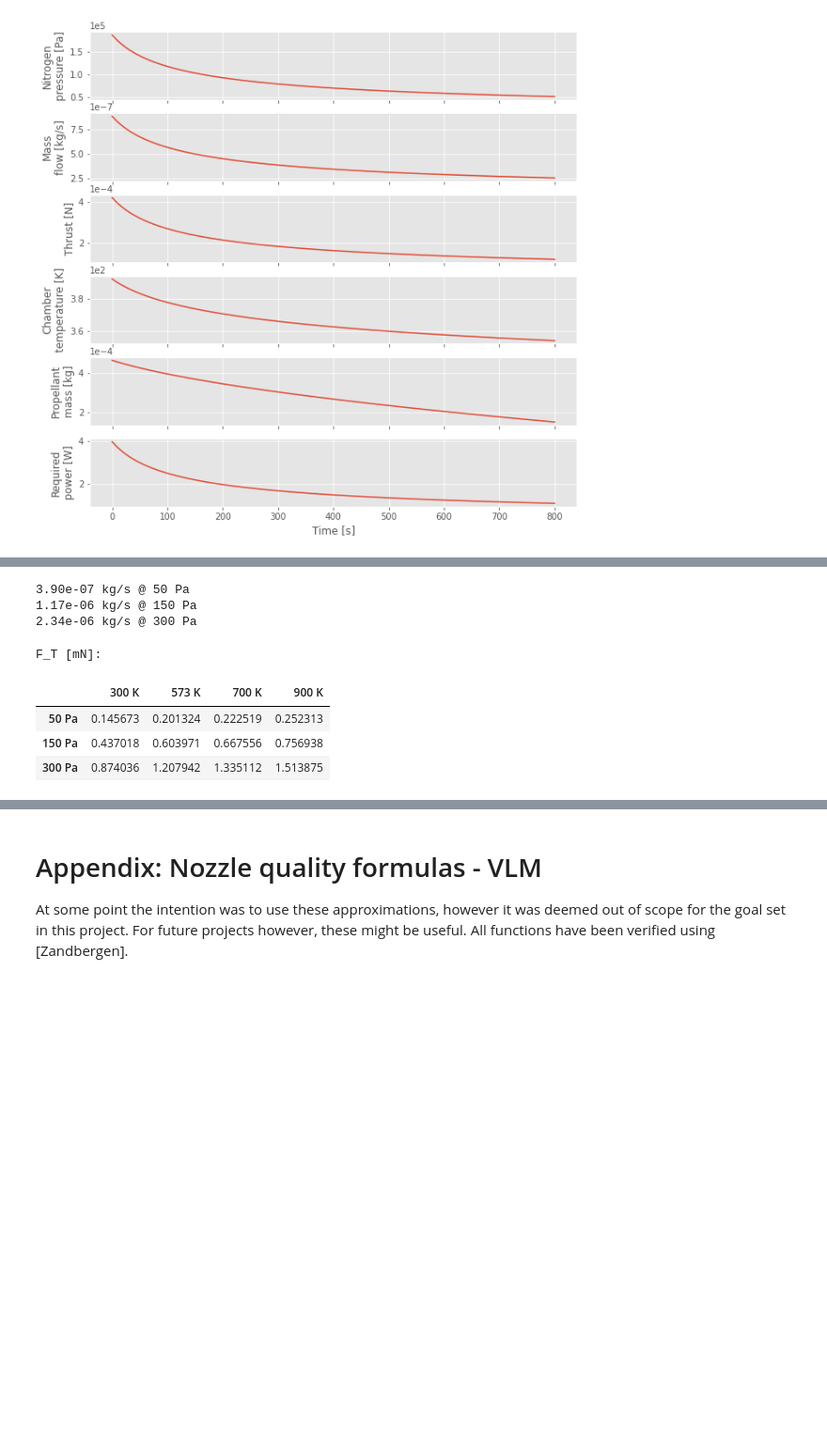
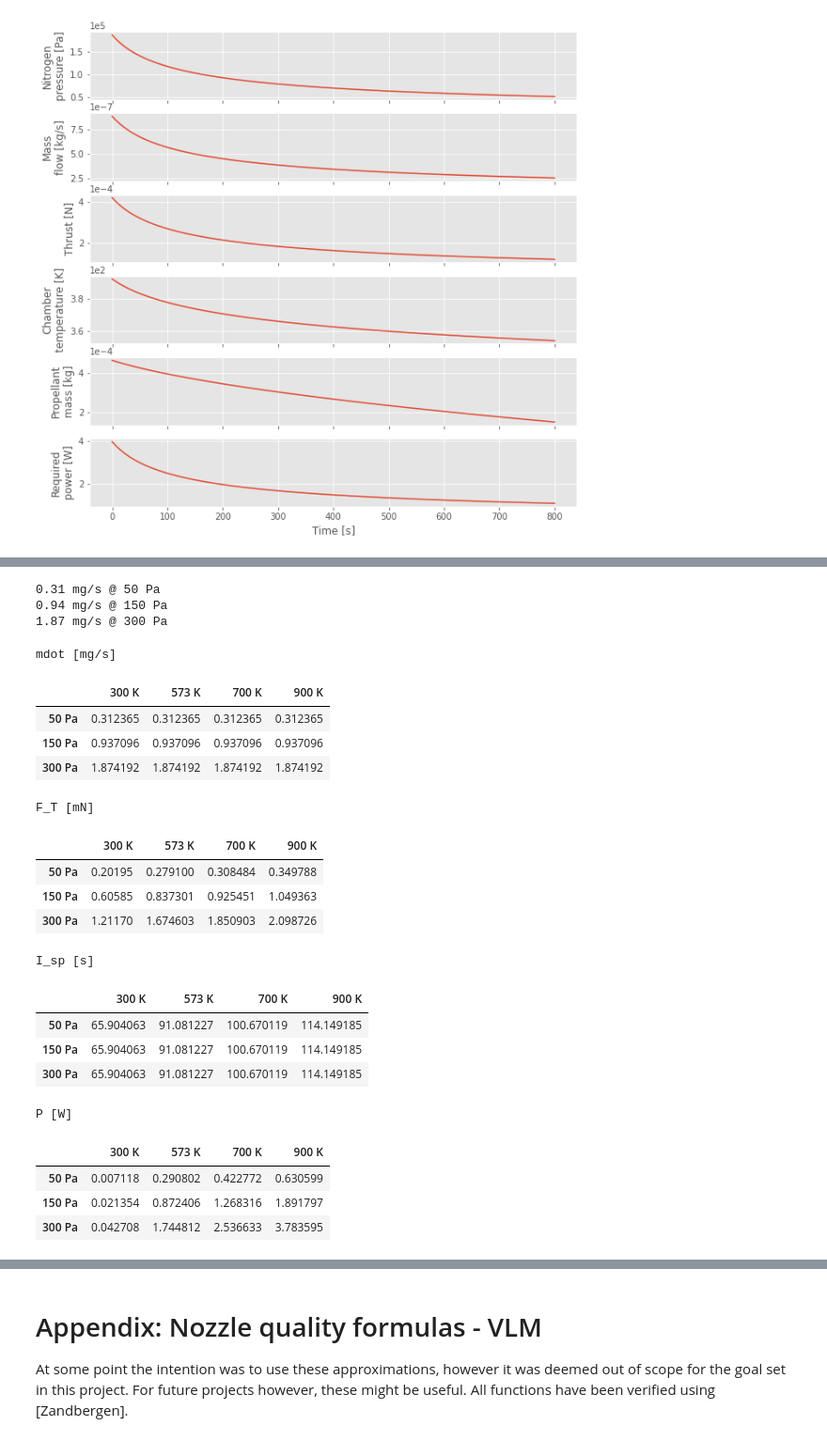
Before and after one commit to wdoppenberg/mp-operational-envelope, a Jupyter notebook: OperationalEnvelope.ipynb, the cells around one changed output, grey strips where cells are left out. Shown at 94% size. Drawn from its saved outputs; the diff is of its cells as text; code cells hidden in the pictures; blank space fills up the shorter version.

```diff
--- a/OperationalEnvelope.ipynb
+++ b/OperationalEnvelope.ipynb
@@ -676,40 +682,73 @@ T_0 = 293.15        # K
 alpha = 0.36        # - [Guerrieri]
 A_e = 16e-6         # m^2
 n_slots = 10
-molmass = 4.652e-26 # kg
+molmass = 18.015*1e-3/6.022e23 # kg
 g_0 = 9.81
 c_v = 1996      #J/K/kg water vapour
+gamma = 1.33
 
 p_0 = np.array([50, 150, 300]) # Pa
 
 mdot = alpha*p_0*np.sqrt(molmass/(2*np.pi*k*T_0))*A_e
 
 for m, p in zip(mdot, p_0):
-    print(f'{m:.2e} kg/s @ {p:.0f} Pa')
+    print(f'{1e6*m:.2f} mg/s @ {p:.0f} Pa')
 # %% [output]
-3.90e-07 kg/s @ 50 Pa
-1.17e-06 kg/s @ 150 Pa
-2.34e-06 kg/s @ 300 Pa
+0.31 mg/s @ 50 Pa
+0.94 mg/s @ 150 Pa
+1.87 mg/s @ 300 Pa
 # %%
 p_0 = np.array([50, 150, 300]) # Pa
 T_w = np.array([300, 573, 700, 900]) # K
 
 p_0, T_w = np.meshgrid(p_0, T_w, indexing='ij')
 
 mdot = alpha*p_0*np.sqrt(molmass/(2*np.pi*k*T_0))*A_e  # kg/s
-F_T = alpha*p_0*A_e*np.sqrt(T_w/T_0)/2 # N
-I_sp = F_T/(mdot*g_0) # s
+F_T =  alpha*p_0*A_e*(np.pi+2)/(2*np.pi)\
+            *np.sqrt((T_w/T_0)*(6*gamma)/(np.pi+6*gamma)) # N
+I_sp = (np.pi+2)/g_0*np.sqrt(k*T_w*6*gamma/(2*np.pi*molmass*(np.pi+6*gamma))) # s
 P = mdot*c_v*(T_w - T_0)/0.6
 
-print('F_T [mN]:')
-pd.DataFrame(
-    F_T*1e3,
-    index=[f"{x} Pa" for x in p_0[:,0]],
-    columns=[f"{x} K" for x in T_w[0,:]]
-    )
+F_T *= 1e3 # N -> mN
+mdot *= 1e6 # kg/s -> mg/s
+
+results = [
+    pd.DataFrame(
+        x,
+        index=[f"{x} Pa" for x in p_0[:,0]],
+        columns=[f"{x} K" for x in T_w[0,:]]
+        )
+    for x in [mdot, F_T, I_sp, P]
+    ]
+
+names = [
+         'mdot [mg/s]',
+         'F_T [mN]',
+         'I_sp [s]',
+         'P [W]'
+        ]
+
+for r, n in zip(results, names):
+    print(n)
+    display(r)
 # %% [output]
-F_T [mN]:
+mdot [mg/s]
 |  | 300 K | 573 K | 700 K | 900 K |
-| 50 Pa | 0.145673 | 0.201324 | 0.222519 | 0.252313 |
-| 150 Pa | 0.437018 | 0.603971 | 0.667556 | 0.756938 |
-| 300 Pa | 0.874036 | 1.207942 | 1.335112 | 1.513875 |
+| 50 Pa | 0.312365 | 0.312365 | 0.312365 | 0.312365 |
+| 150 Pa | 0.937096 | 0.937096 | 0.937096 | 0.937096 |
+| 300 Pa | 1.874192 | 1.874192 | 1.874192 | 1.874192 |
+F_T [mN]
+|  | 300 K | 573 K | 700 K | 900 K |
+| 50 Pa | 0.20195 | 0.279100 | 0.308484 | 0.349788 |
+| 150 Pa | 0.60585 | 0.837301 | 0.925451 | 1.049363 |
+| 300 Pa | 1.21170 | 1.674603 | 1.850903 | 2.098726 |
+I_sp [s]
+|  | 300 K | 573 K | 700 K | 900 K |
+| 50 Pa | 65.904063 | 91.081227 | 100.670119 | 114.149185 |
+| 150 Pa | 65.904063 | 91.081227 | 100.670119 | 114.149185 |
+| 300 Pa | 65.904063 | 91.081227 | 100.670119 | 114.149185 |
+P [W]
+|  | 300 K | 573 K | 700 K | 900 K |
+| 50 Pa | 0.007118 | 0.290802 | 0.422772 | 0.630599 |
+| 150 Pa | 0.021354 | 0.872406 | 1.268316 | 1.891797 |
+| 300 Pa | 0.042708 | 1.744812 | 2.536633 | 3.783595 |
```
Also changed, not shown: parts of 4 cells of this notebook.
